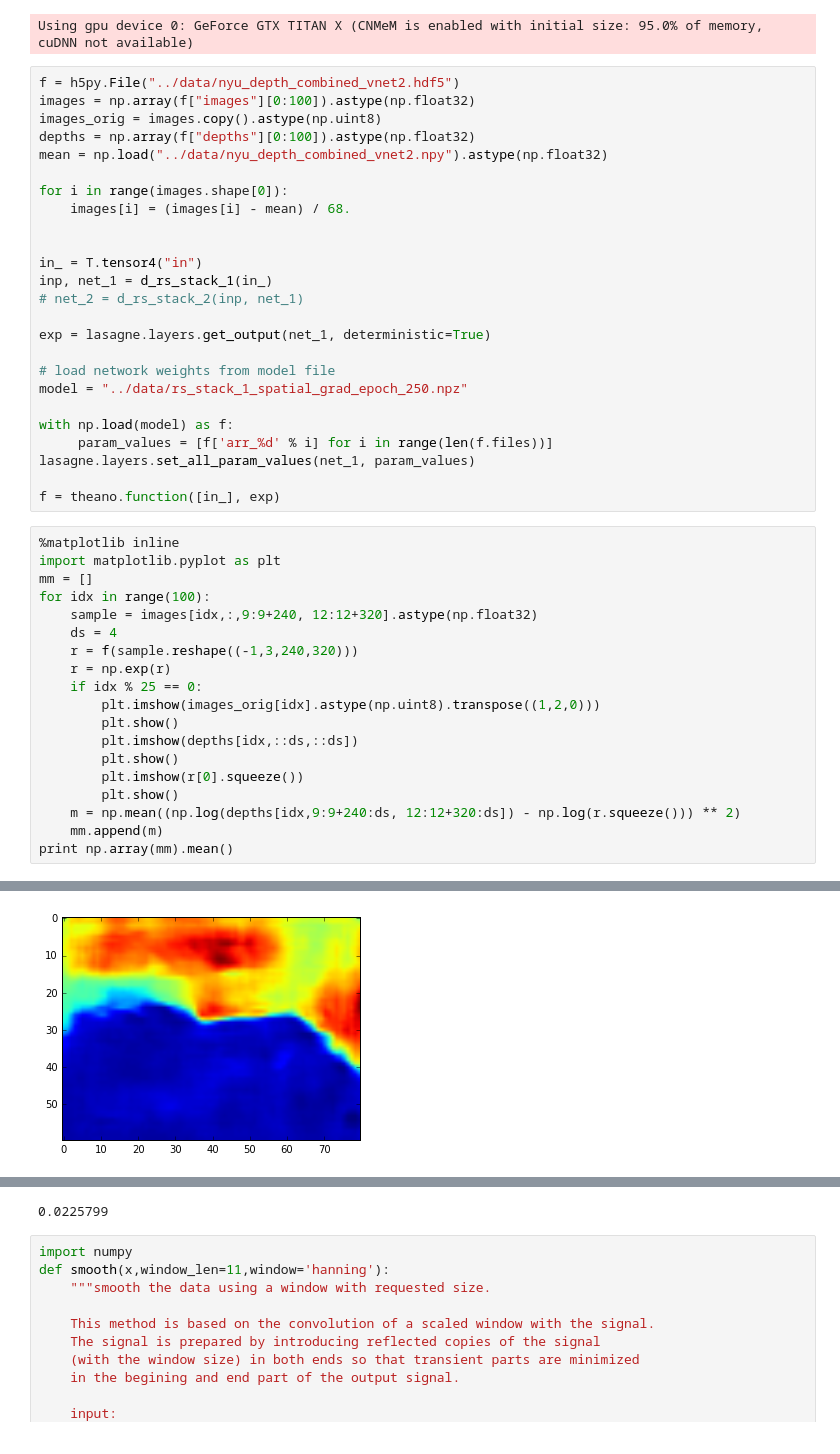
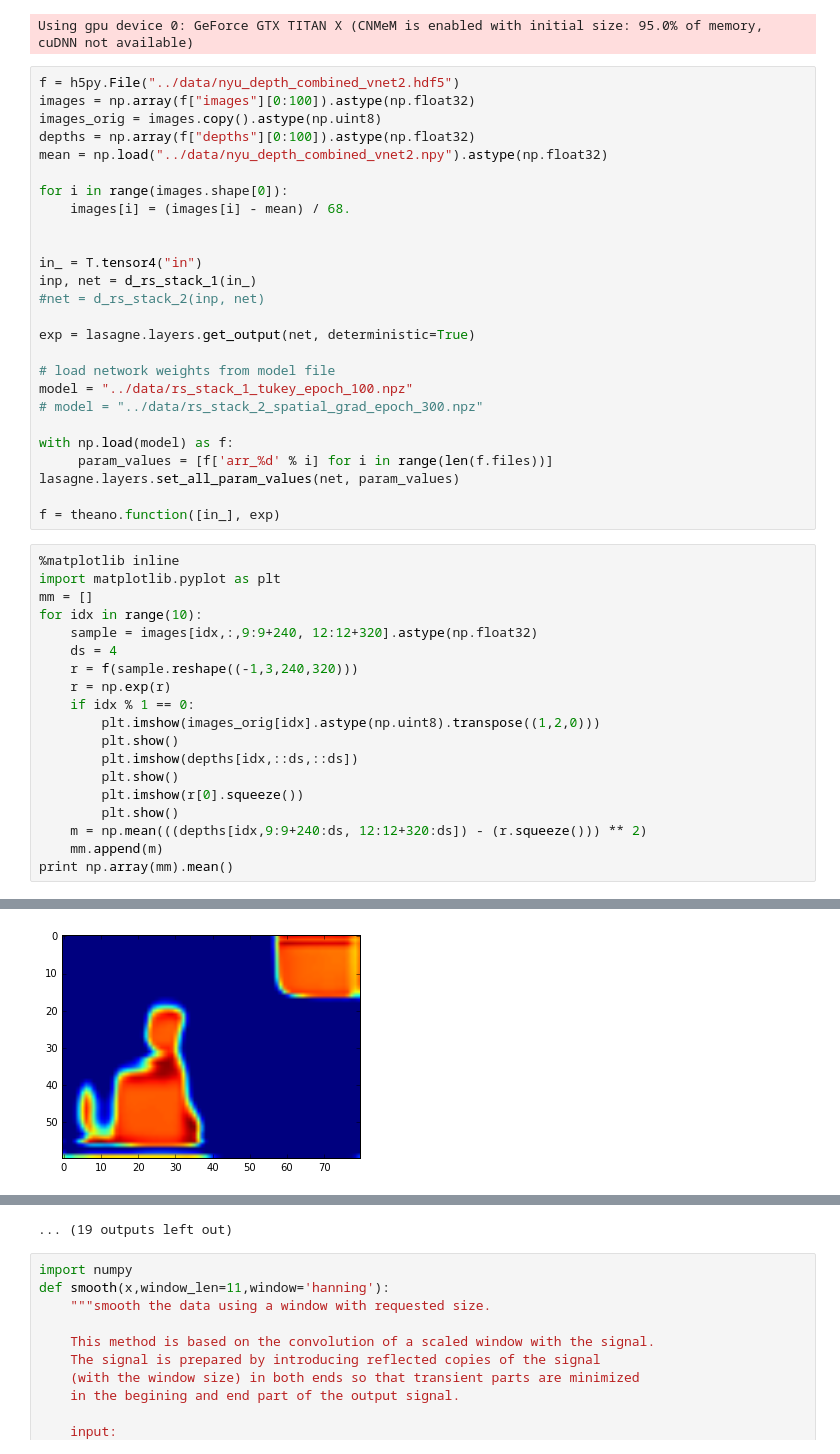
Before and after one commit to sebastian-schlecht/im2vol, a Jupyter notebook: experiments/infer.ipynb, the cells around one changed output, grey strips where cells are left out. Cells and saved outputs as stored; diff of their text form.

Commit message:
Tukey test

```diff
--- a/experiments/infer.ipynb
+++ b/experiments/infer.ipynb
@@ -22,36 +22,37 @@ for i in range(images.shape[0]):
 
 
 in_ = T.tensor4("in")
-inp, net_1 = d_rs_stack_1(in_)
-# net_2 = d_rs_stack_2(inp, net_1)
+inp, net = d_rs_stack_1(in_)
+#net = d_rs_stack_2(inp, net)
 
-exp = lasagne.layers.get_output(net_1, deterministic=True)
+exp = lasagne.layers.get_output(net, deterministic=True)
 
 # load network weights from model file
-model = "../data/rs_stack_1_spatial_grad_epoch_250.npz"
+model = "../data/rs_stack_1_tukey_epoch_100.npz"
+# model = "../data/rs_stack_2_spatial_grad_epoch_300.npz"
 
 with np.load(model) as f:
      param_values = [f['arr_%d' % i] for i in range(len(f.files))]
-lasagne.layers.set_all_param_values(net_1, param_values)
+lasagne.layers.set_all_param_values(net, param_values)
 
 f = theano.function([in_], exp)
 # %%
 %matplotlib inline
 import matplotlib.pyplot as plt
 mm = []
-for idx in range(100):
+for idx in range(10):
     sample = images[idx,:,9:9+240, 12:12+320].astype(np.float32)
     ds = 4
     r = f(sample.reshape((-1,3,240,320)))
     r = np.exp(r)
-    if idx % 25 == 0:
+    if idx % 1 == 0:
         plt.imshow(images_orig[idx].astype(np.uint8).transpose((1,2,0)))
         plt.show()
         plt.imshow(depths[idx,::ds,::ds])
         plt.show()
         plt.imshow(r[0].squeeze())
         plt.show()
-    m = np.mean((np.log(depths[idx,9:9+240:ds, 12:12+320:ds]) - np.log(r.squeeze())) ** 2)
+    m = np.mean(((depths[idx,9:9+240:ds, 12:12+320:ds]) - (r.squeeze())) ** 2)
     mm.append(m)
 print np.array(mm).mean()
 # %% [output]
@@ -63 +64 @@ print np.array(mm).mean()
-[figure, old version]
+[figure, new version]
@@ -70,4 +71,4 @@ print np.array(mm).mean()
-0.0225799
+... (19 outputs left out)
 # %%
 import numpy
 def smooth(x,window_len=11,window='hanning'):
```
Also changed, not shown: parts of 2 cells of this notebook, 1 other file.
